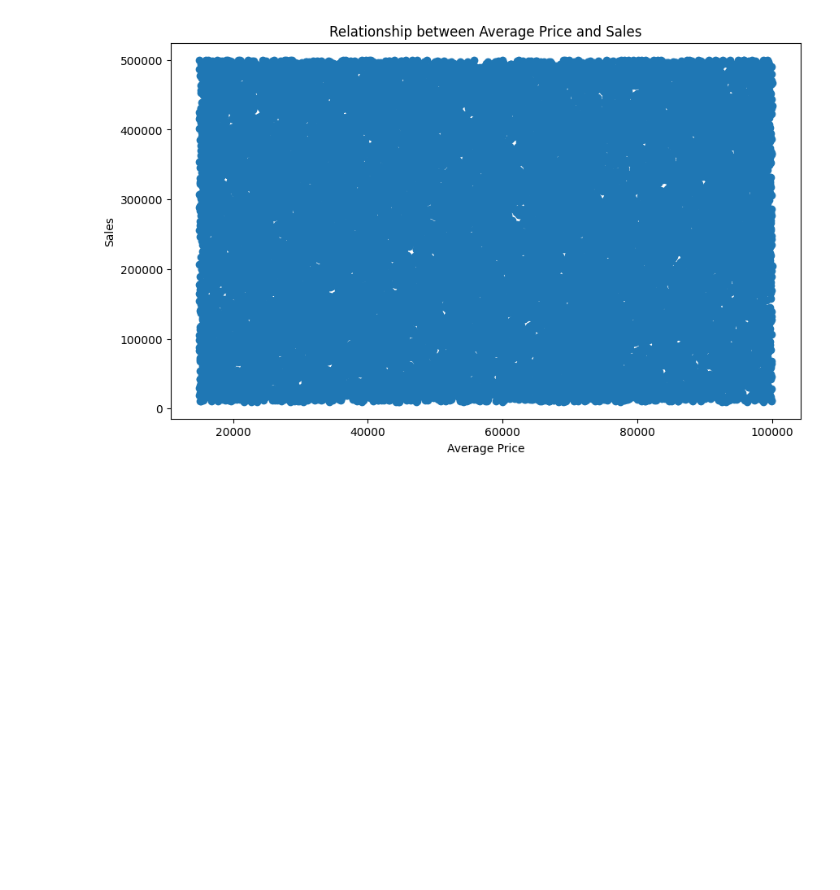
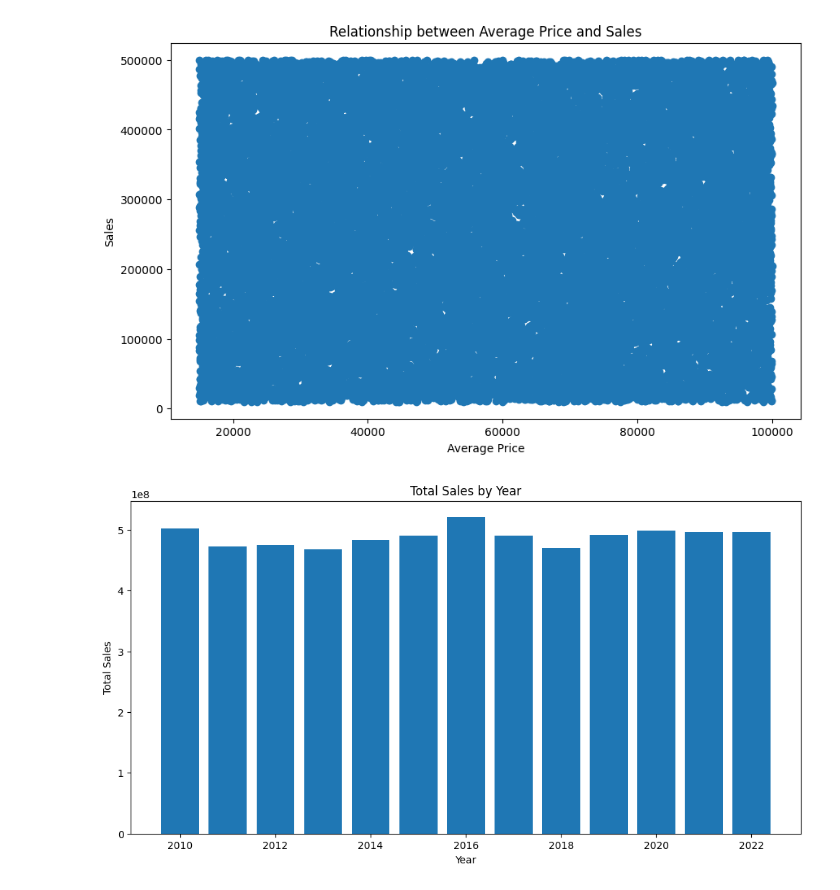
Before and after one commit to siddhantbhattarai/AI-Pre-Foundation, a Jupyter notebook: Day_5_Visualization_Exercise.ipynb, the cells around one changed output. Saved outputs shown, nothing was run; the diff lists cells and outputs as text; code cells hidden in the pictures; blank space fills up the shorter version.

```diff
--- a/Day_5_Visualization_Exercise.ipynb
+++ b/Day_5_Visualization_Exercise.ipynb
@@ -118,3 +118,14 @@ plt.ylabel('Sales')
 plt.show()
 # %% [output]
 [figure]
+# %%
+# 4. Bar plot
+yearly_sales = new_df.groupby('Year')['Sales'].sum().reset_index()
+plt.figure(figsize=(12, 6))
+plt.bar(yearly_sales['Year'], yearly_sales['Sales'])
+plt.title('Total Sales by Year')
+plt.xlabel('Year')
+plt.ylabel('Total Sales')
+plt.show()
+# %% [output]
+[figure, added]
```
